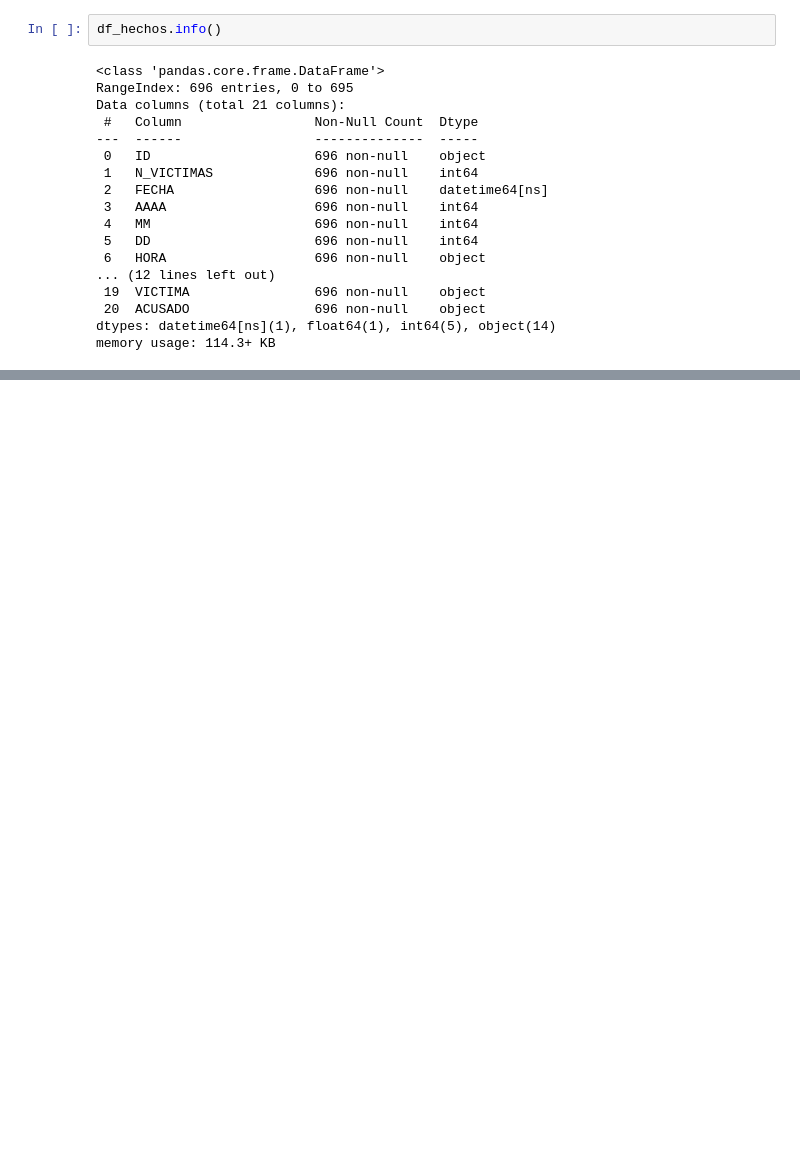
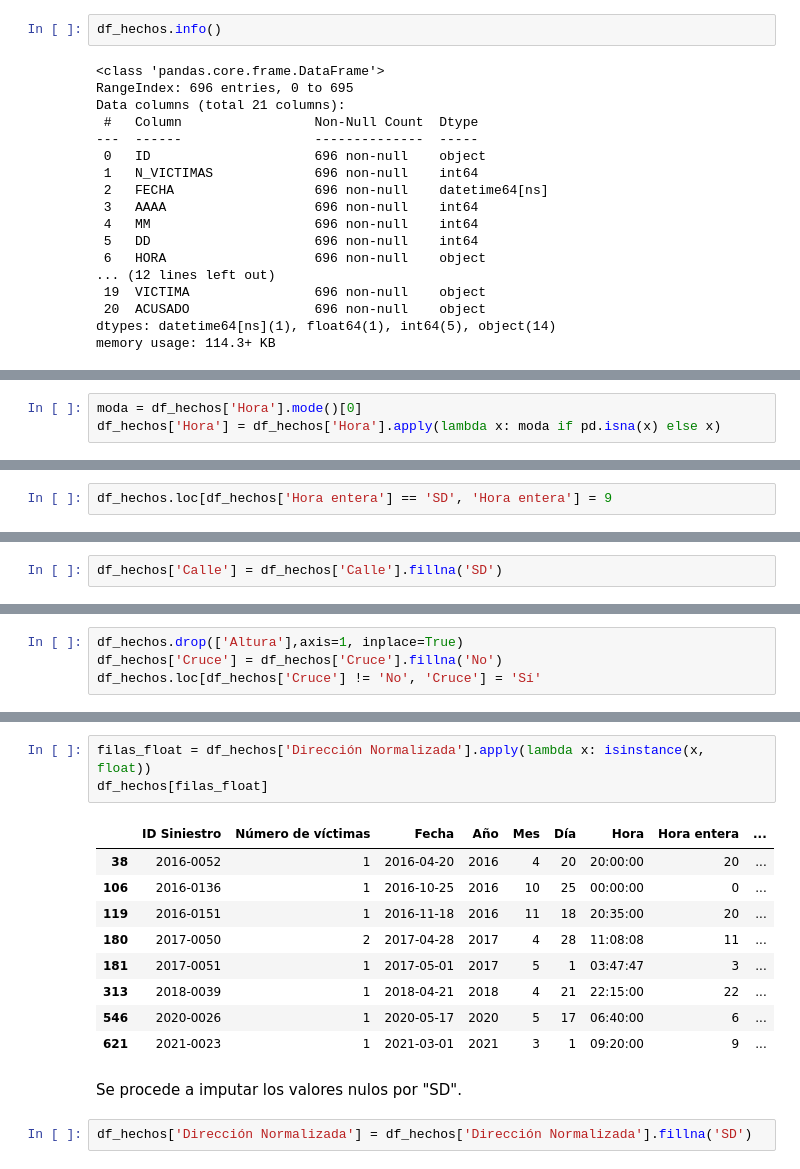
Before and after one commit to FedeZell/PI-Data-Analysis, a Jupyter notebook: Notebooks/ETL.ipynb, the cells around one changed output, grey strips where cells are left out. Saved outputs shown, nothing was run; the diff lists cells and outputs as text; blank space fills up the shorter version.

```diff
--- a/Notebooks/ETL.ipynb
+++ b/Notebooks/ETL.ipynb
@@ -31,0 +152,3 @@ memory usage: 114.3+ KB
+# %%
+moda = df_hechos['Hora'].mode()[0]
+df_hechos['Hora'] = df_hechos['Hora'].apply(lambda x: moda if pd.isna(x) else x)
@@ -31,0 +184,2 @@ memory usage: 114.3+ KB
+# %%
+df_hechos.loc[df_hechos['Hora entera'] == 'SD', 'Hora entera'] = 9
@@ -31,0 +209,2 @@ memory usage: 114.3+ KB
+# %%
+df_hechos['Calle'] = df_hechos['Calle'].fillna('SD')
@@ -31,0 +247,4 @@ memory usage: 114.3+ KB
+# %%
+df_hechos.drop(['Altura'],axis=1, inplace=True)
+df_hechos['Cruce'] = df_hechos['Cruce'].fillna('No')
+df_hechos.loc[df_hechos['Cruce'] != 'No', 'Cruce'] = 'Sí'
@@ -31,0 +275,17 @@ memory usage: 114.3+ KB
+# %%
+filas_float = df_hechos['Dirección Normalizada'].apply(lambda x: isinstance(x, float))
+df_hechos[filas_float]
+# %% [output]
+|  | ID Siniestro | Número de víctimas | Fecha | Año | Mes | Día | Hora | Hora entera | ... |
+| 38 | 2016-0052 | 1 | 2016-04-20 | 2016 | 4 | 20 | 20:00:00 | 20 | ... |
+| 106 | 2016-0136 | 1 | 2016-10-25 | 2016 | 10 | 25 | 00:00:00 | 0 | ... |
+| 119 | 2016-0151 | 1 | 2016-11-18 | 2016 | 11 | 18 | 20:35:00 | 20 | ... |
+| 180 | 2017-0050 | 2 | 2017-04-28 | 2017 | 4 | 28 | 11:08:08 | 11 | ... |
+| 181 | 2017-0051 | 1 | 2017-05-01 | 2017 | 5 | 1 | 03:47:47 | 3 | ... |
+| 313 | 2018-0039 | 1 | 2018-04-21 | 2018 | 4 | 21 | 22:15:00 | 22 | ... |
+| 546 | 2020-0026 | 1 | 2020-05-17 | 2020 | 5 | 17 | 06:40:00 | 6 | ... |
+| 621 | 2021-0023 | 1 | 2021-03-01 | 2021 | 3 | 1 | 09:20:00 | 9 | ... |
+# %% [markdown]
+Se procede a imputar los valores nulos por "SD".
+# %%
+df_hechos['Dirección Normalizada'] = df_hechos['Dirección Normalizada'].fillna('SD')
```
Also changed, not shown: parts of 114 cells of this notebook, 2 other files.
